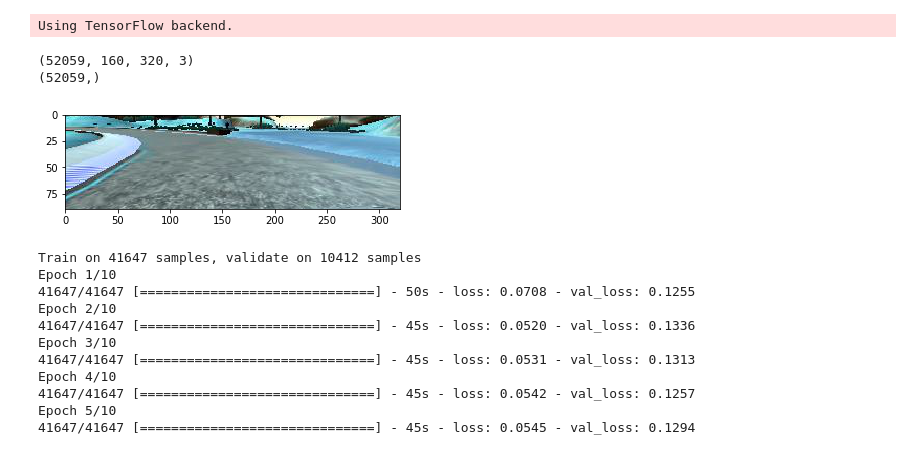
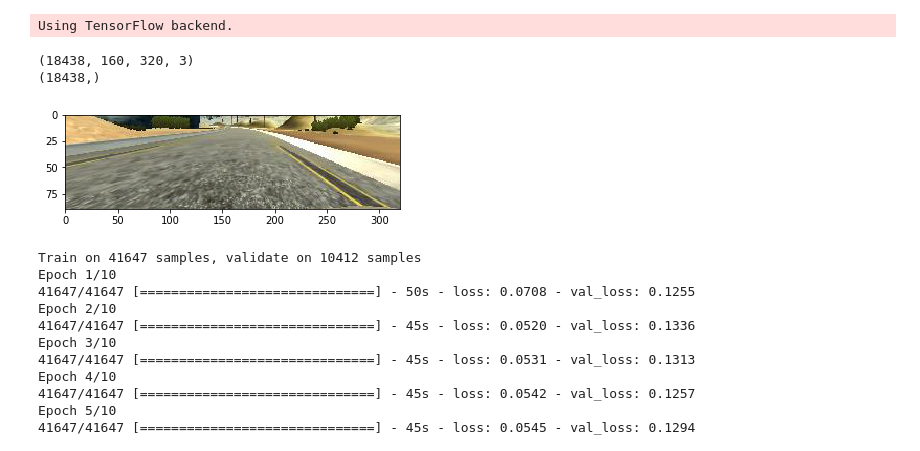
Before and after one commit to trimcao/sdcnd-p3-end-to-end-driving, a Jupyter notebook: train_model.ipynb, the cells around one changed output. Cells and saved outputs as stored; diff of their text form; code cells hidden in the pictures.

Commit message:
use matplotlib to read images instead of cv2.

```diff
--- a/train_model.ipynb
+++ b/train_model.ipynb
@@ -30,9 +31,9 @@ def get_data(path):
         img_left_path = line[1].split('/')[-1]
         img_right_path = line[2].split('/')[-1]
         current_path = path + 'IMG/'
-        img_center = cv2.imread(current_path + img_center_path)
-        img_left = cv2.imread(current_path + img_left_path)
-        img_right = cv2.imread(current_path + img_right_path)
+        img_center = mpimg.imread(current_path + img_center_path)
+        img_left = mpimg.imread(current_path + img_left_path)
+        img_right = mpimg.imread(current_path + img_right_path)
         images.extend([img_center, img_left, img_right])
         # get steering data
         steering_center = float(line[3])
@@ -55,16 +56,16 @@ X_train5, y_train5 = get_data('./data-5/')
 X_train = np.concatenate((X_train4, X_train5))
 y_train = np.concatenate((y_train4, y_train5))
 # %%
-print(X_train.shape)
-print(y_train.shape)
+print(X_train5.shape)
+print(y_train5.shape)
 # %% [output]
-(52059, 160, 320, 3)
-(52059,)
+(18438, 160, 320, 3)
+(18438,)
 # %%
-plt.imshow(X_train[10000][50:-20,:,:])
+plt.imshow(X_train5[10000][50:-20,:,:])
 plt.show()
 # %% [output]
-[figure, old version]
+[figure, new version]
 # %%
 # create a simple model
 input_shape = (160, 320, 3)
```
Also changed, not shown: parts of 2 cells of this notebook.
